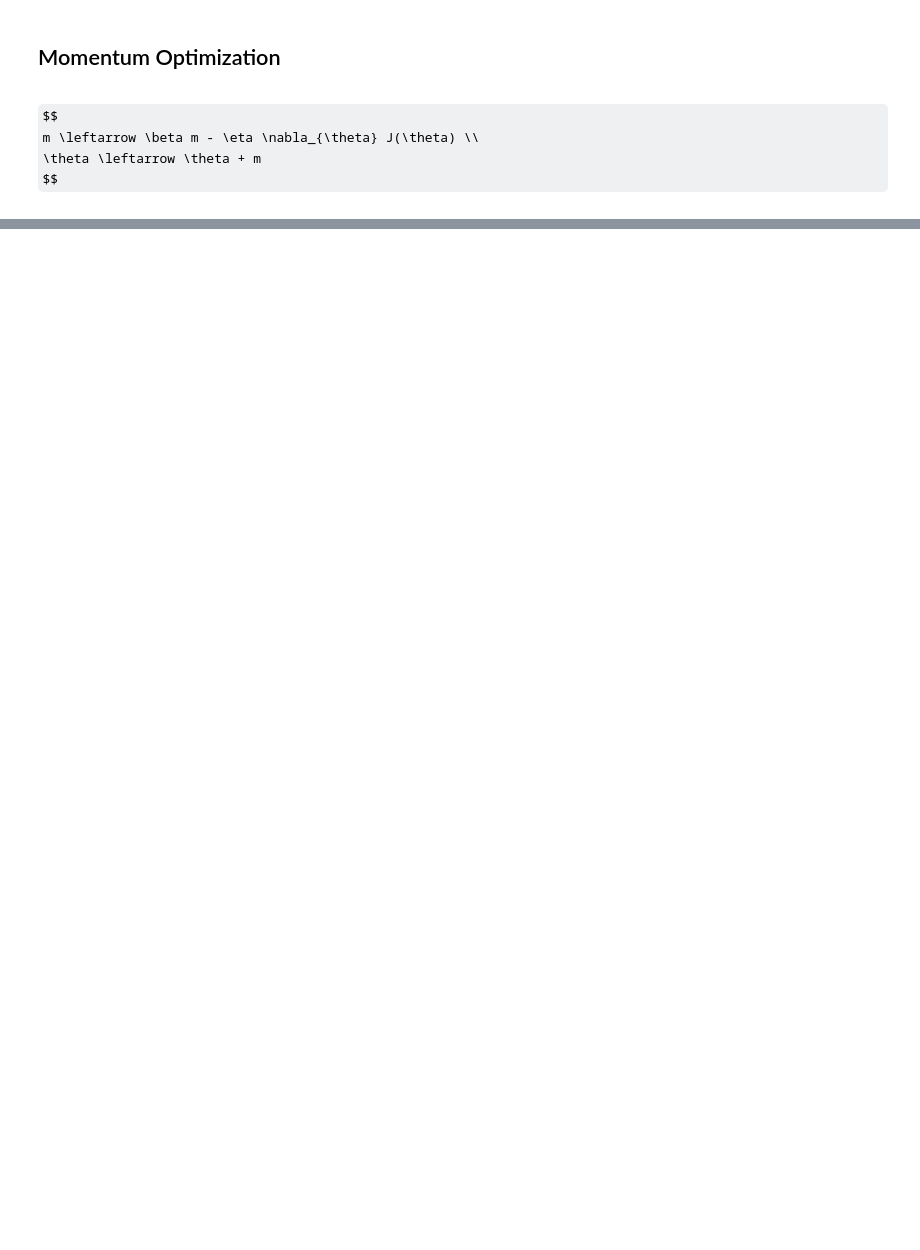
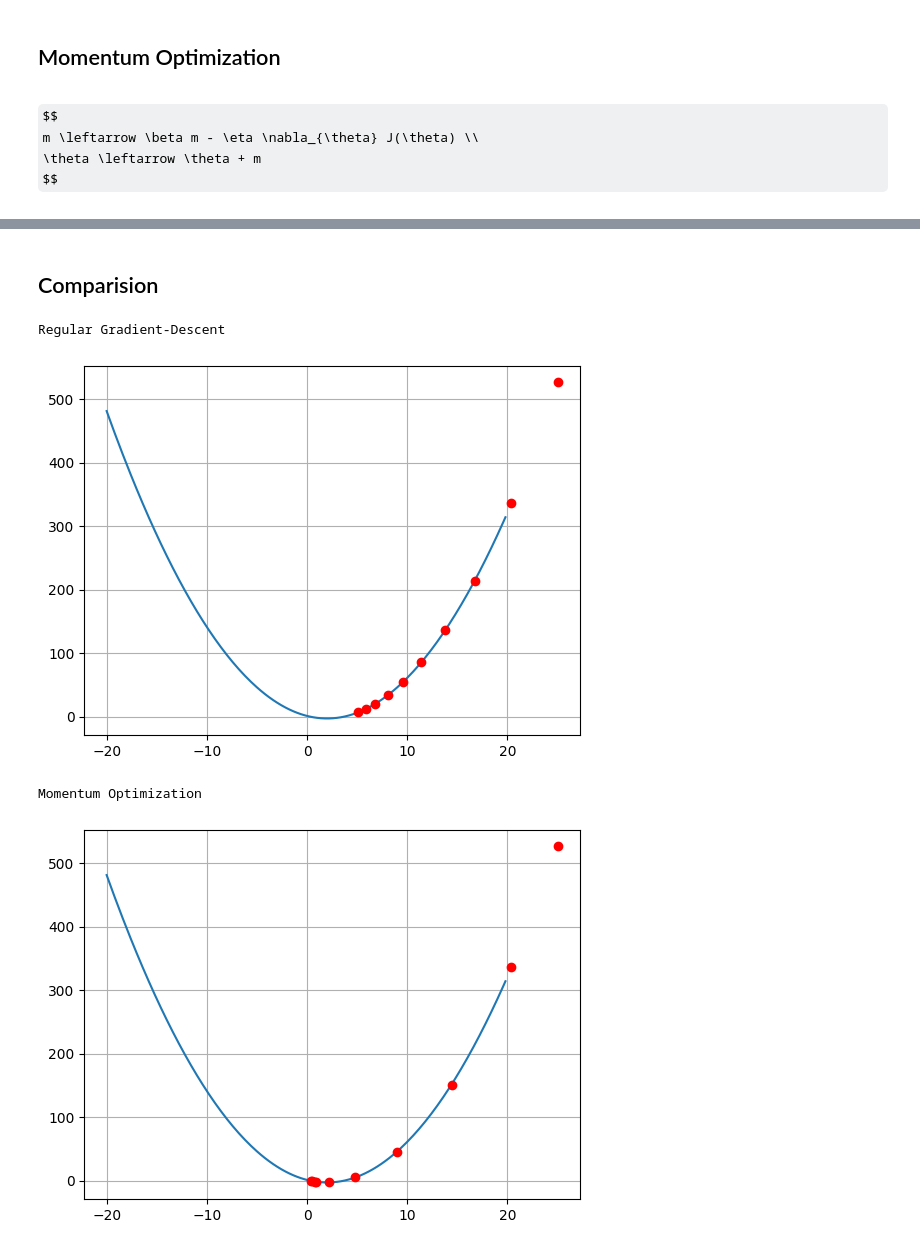
Before and after one commit to Mrjulss/faster_optimizers, a Jupyter notebook: gradient.ipynb, the cells around one changed output, grey strips where cells are left out. Cells and saved outputs as stored; diff of their text form; code cells hidden in the pictures; some formulas as TeX source; blank space fills up the shorter version.

```diff
--- a/gradient.ipynb
+++ b/gradient.ipynb
@@ -123,0 +124,12 @@ Step29 : X = 2.00477691377847, Y= -2.999949381842506
+# %% [markdown]
+## Comparision
+# %%
+print("Regular Gradient-Descent")
+gradient_descent(steps=10, initalRandom=False, initalX=25, print_res=False)
+print("Momentum Optimization")
+momentum_gradient_descent(steps=10,beta=0.5, initalRandom=False, initalX=25, print_res=False)
+# %% [output]
+Regular Gradient-Descent
+[figure, added]
+Momentum Optimization
+[figure, added]
```
Also changed, not shown: parts of 2 cells of this notebook.
